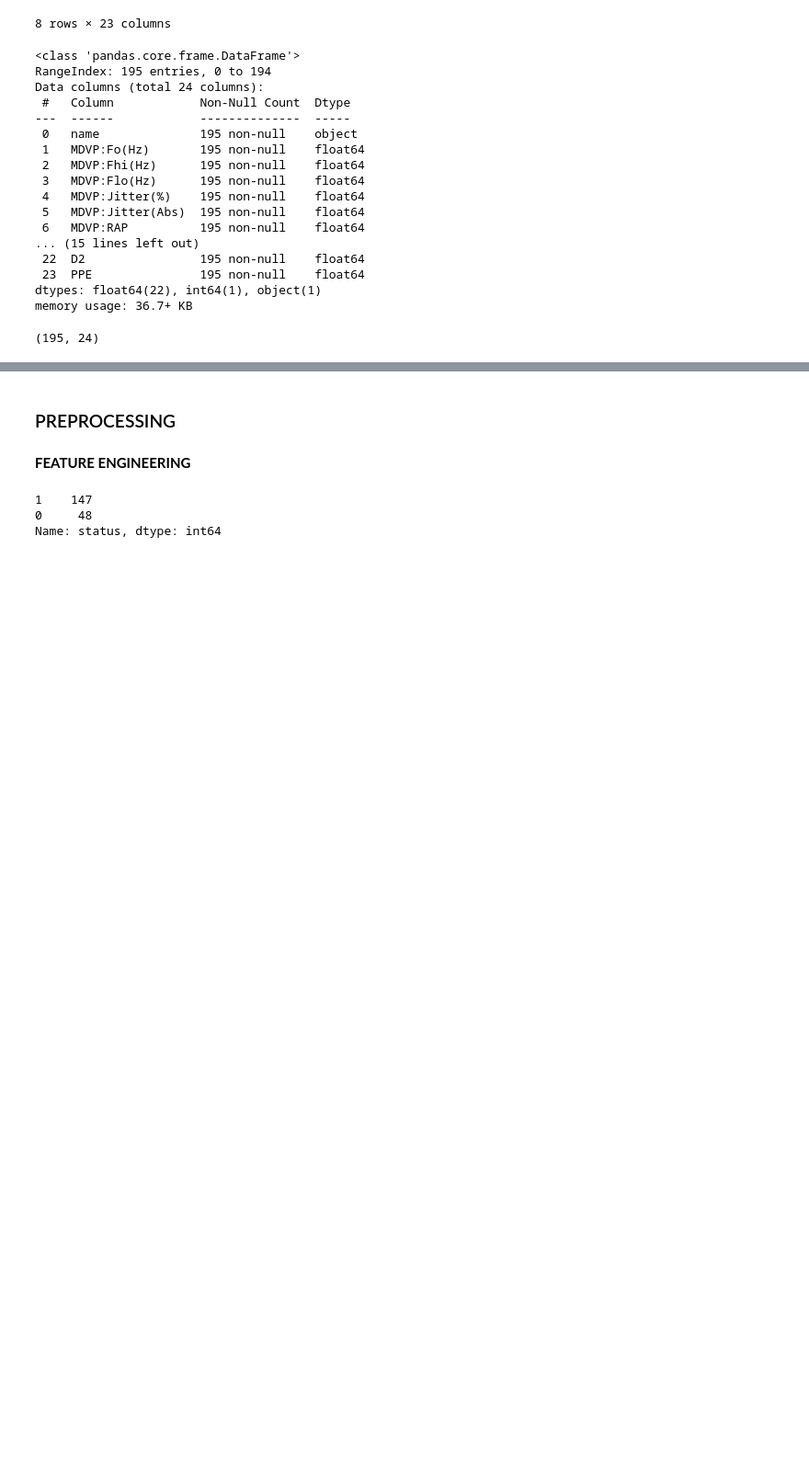
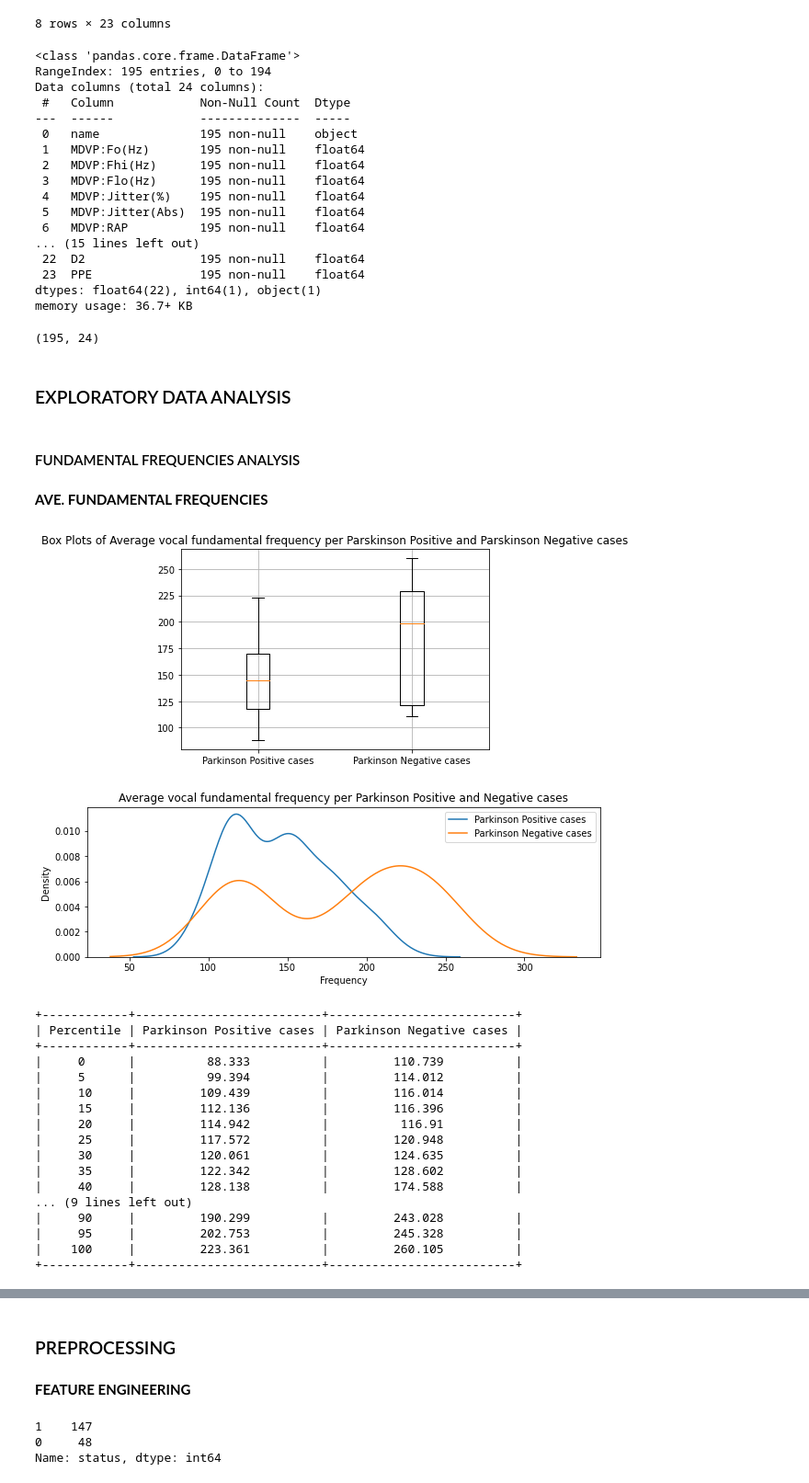
Before and after one commit to jmart95/Parkinsons-Detection-PCA-XGBoost, a Jupyter notebook: parkinsons_detection_xgboost.ipynb, the cells around one changed output, grey strips where cells are left out. Shown at 92% size. Cells and saved outputs as stored; diff of their text form; code cells hidden in the pictures; blank space fills up the shorter version.

```diff
--- a/parkinsons_detection_xgboost.ipynb
+++ b/parkinsons_detection_xgboost.ipynb
@@ -65,3 +69,51 @@ memory usage: 36.7+ KB
 df.shape
 # %% [output]
 (195, 24)
+# %% [markdown]
+### EXPLORATORY DATA ANALYSIS
+# %% [markdown]
+#### FUNDAMENTAL FREQUENCIES ANALYSIS
+# %% [markdown]
+**AVE. FUNDAMENTAL FREQUENCIES**
+# %%
+affected_freq_avg = df[df['status']==1]['MDVP:Fo(Hz)'].values
+not_affected_freq_avg = df[df['status']==0]['MDVP:Fo(Hz)'].values
+plt.boxplot([affected_freq_avg,not_affected_freq_avg])
+plt.title('Box Plots of Average vocal fundamental frequency per Parskinson Positive and Parskinson Negative cases')
+plt.xticks([1,2],('Parkinson Positive cases','Parkinson Negative cases'))
+plt.grid()
+plt.show()
+plt.figure(figsize=(10,3))
+
+sns.distplot(affected_freq_avg, hist=False, label="Parkinson Positive cases")
+sns.distplot(not_affected_freq_avg, hist=False, label="Parkinson Negative cases")
+plt.title('Average vocal fundamental frequency per Parkinson Positive and Negative cases')
+plt.xlabel('Frequency')
+plt.legend()
+plt.show()
+
+x = PrettyTable()
+x.field_names = ["Percentile", "Parkinson Positive cases", "Parkinson Negative cases"]
+for i in range(0,101,5):
+   x.add_row([i,np.round(np.percentile(affected_freq_avg,i),  3), np.round(np.percentile(not_affected_freq_avg,i), 3)])
+print(x)
+# %% [output]
+[figure, added]
+[figure, added]
++------------+--------------------------+--------------------------+
+| Percentile | Parkinson Positive cases | Parkinson Negative cases |
++------------+--------------------------+--------------------------+
+|     0      |          88.333          |         110.739          |
+|     5      |          99.394          |         114.012          |
+|     10     |         109.439          |         116.014          |
+|     15     |         112.136          |         116.396          |
+|     20     |         114.942          |          116.91          |
+|     25     |         117.572          |         120.948          |
+|     30     |         120.061          |         124.635          |
+|     35     |         122.342          |         128.602          |
+|     40     |         128.138          |         174.588          |
+... (9 lines left out)
+|     90     |         190.299          |         243.028          |
+|     95     |         202.753          |         245.328          |
+|    100     |         223.361          |         260.105          |
++------------+--------------------------+--------------------------+
```
Also changed, not shown: parts of 11 cells of this notebook, 1 other file.
